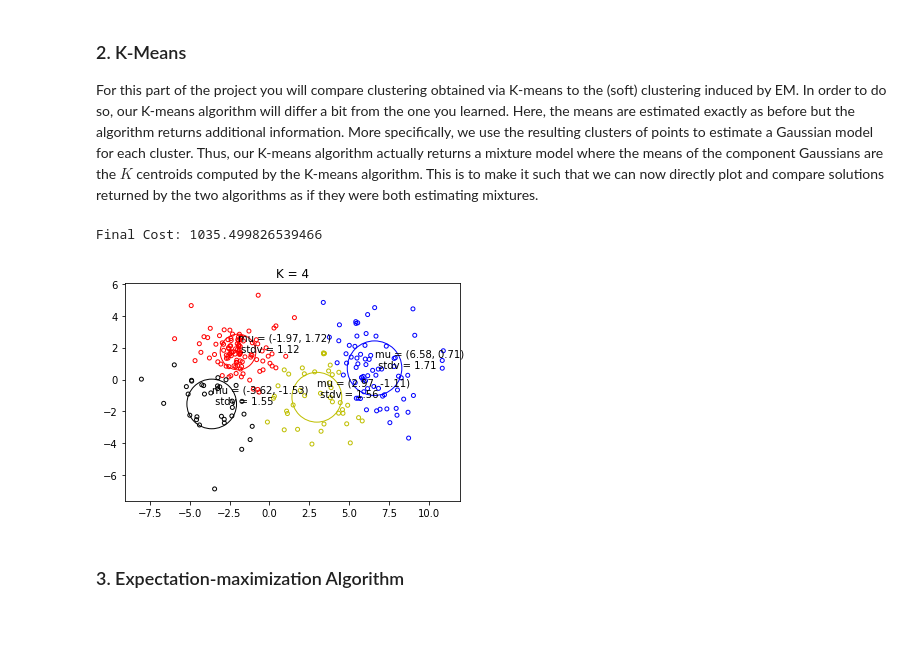
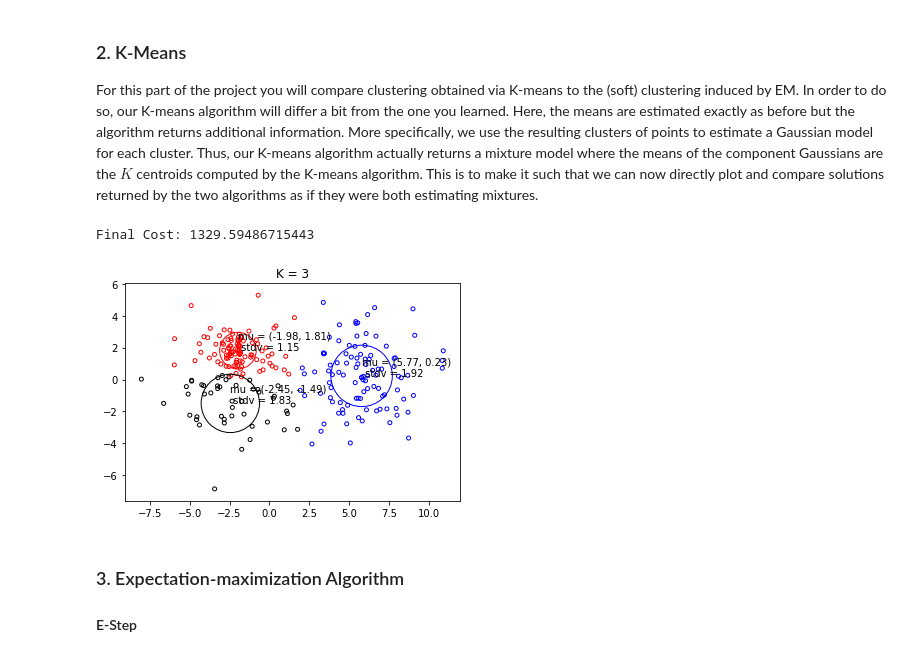
Before and after one commit to eddysanoli-galileo/Machine-Learning-with-Python, a Jupyter notebook: Unit 4/Project 4/Project 4 - Collaborative Filtering.ipynb, the cells around one changed output. Drawn from its saved outputs; the diff is of its cells as text; code cells hidden in the pictures; blank space fills up the shorter version.

```diff
--- a/Unit 4/Project 4/Project 4 - Collaborative Filtering.ipynb
+++ b/Unit 4/Project 4/Project 4 - Collaborative Filtering.ipynb
@@ -7,30 +7,32 @@ For this part of the project you will compare clustering obtained via K-means to
 # %%
 import numpy as np
 from typing import List, Dict, Tuple, Optional
 from netflix import kmeans, common
 from netflix.common import GaussianMixture
 
 # Read a 2D toy dataset
 X : np.ndarray = np.loadtxt('./netflix/toy_data.txt')
 
 # Setup the number of clusters
-clusters = 4
+clusters = 3
 
 # Initialize the K-means algorithm using the implementation in "kmeans.py"
 # It returns the initialized gaussian mixture
 init_results : Tuple[GaussianMixture, np.ndarray] = common.init(X, K = clusters, seed = 4)
 
 # Run the actual KMeans algorithm
 algo_results : Tuple[GaussianMixture, np.ndarray, float] = kmeans.run(X, init_results[0], init_results[1])
 
 # Print the cost
 cost : float = algo_results[2]
 print("Final Cost:", cost)
 
 # Plot the solution
 common.plot(X, algo_results[0], algo_results[1], title = f"K = {clusters}")
 # %% [output]
-Final Cost: 1035.499826539466
+Final Cost: 1329.59486715443
-[figure, old version]
+[figure, new version]
 # %% [markdown]
 ### 3. Expectation-maximization Algorithm
+
+#### E-Step
```
Also changed, not shown: parts of 6 cells of this notebook.
